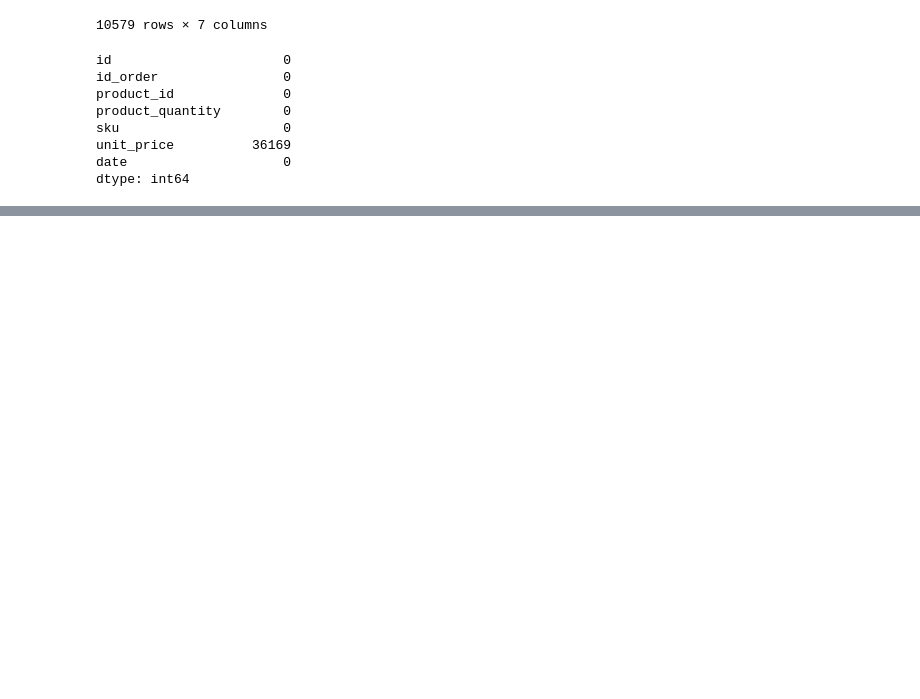
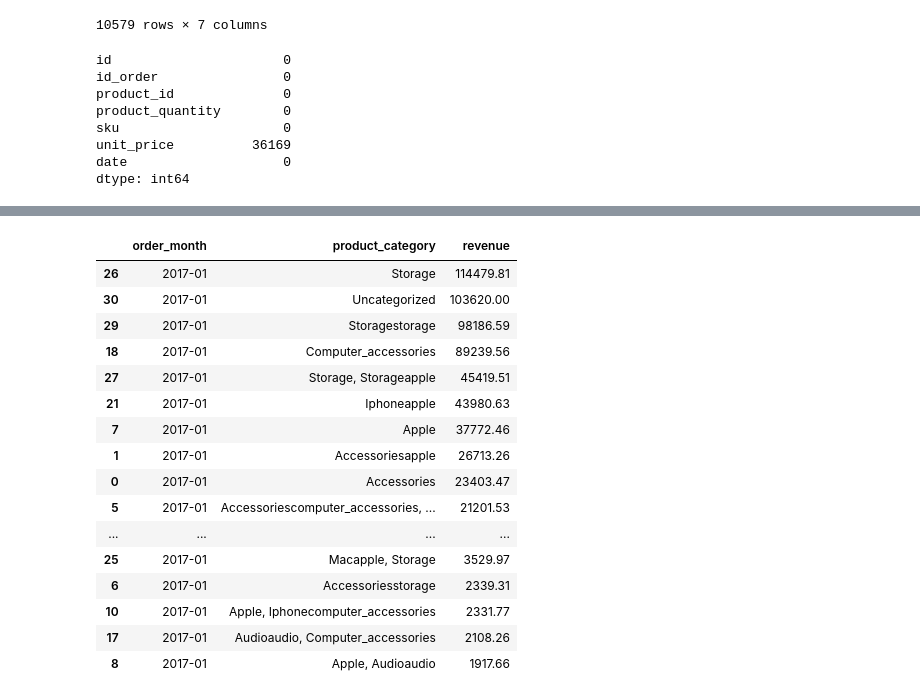
Before and after one commit to ashs12/eniac-discount-analysis, a Jupyter notebook: notebooks/01_loading.ipynb, the cells around one changed output, grey strips where cells are left out. Saved outputs shown, nothing was run; the diff lists cells and outputs as text; code cells hidden in the pictures; blank space fills up the shorter version.

```diff
--- a/notebooks/01_loading.ipynb
+++ b/notebooks/01_loading.ipynb
@@ -528,0 +722,22 @@ merged_product_orderline_df
+# %%
+category_monthly_revenue_df = completed_revenue_df.groupby(['order_month', 'product_category'])['revenue'].sum().reset_index().sort_values(['order_month', 'revenue'], ascending=[True, False])
+
+category_monthly_revenue_df.head(20)
+# %% [output]
+|  | order_month | product_category | revenue |
+| 26 | 2017-01 | Storage | 114479.81 |
+| 30 | 2017-01 | Uncategorized | 103620.00 |
+| 29 | 2017-01 | Storagestorage | 98186.59 |
+| 18 | 2017-01 | Computer_accessories | 89239.56 |
+| 27 | 2017-01 | Storage, Storageapple | 45419.51 |
+| 21 | 2017-01 | Iphoneapple | 43980.63 |
+| 7 | 2017-01 | Apple | 37772.46 |
+| 1 | 2017-01 | Accessoriesapple | 26713.26 |
+| 0 | 2017-01 | Accessories | 23403.47 |
+| 5 | 2017-01 | Accessoriescomputer_accessories, ... | 21201.53 |
+| ... | ... | ... | ... |
+| 25 | 2017-01 | Macapple, Storage | 3529.97 |
+| 6 | 2017-01 | Accessoriesstorage | 2339.31 |
+| 10 | 2017-01 | Apple, Iphonecomputer_accessories | 2331.77 |
+| 17 | 2017-01 | Audioaudio, Computer_accessories | 2108.26 |
+| 8 | 2017-01 | Apple, Audioaudio | 1917.66 |
```
Also changed, not shown: parts of 27 cells of this notebook.
